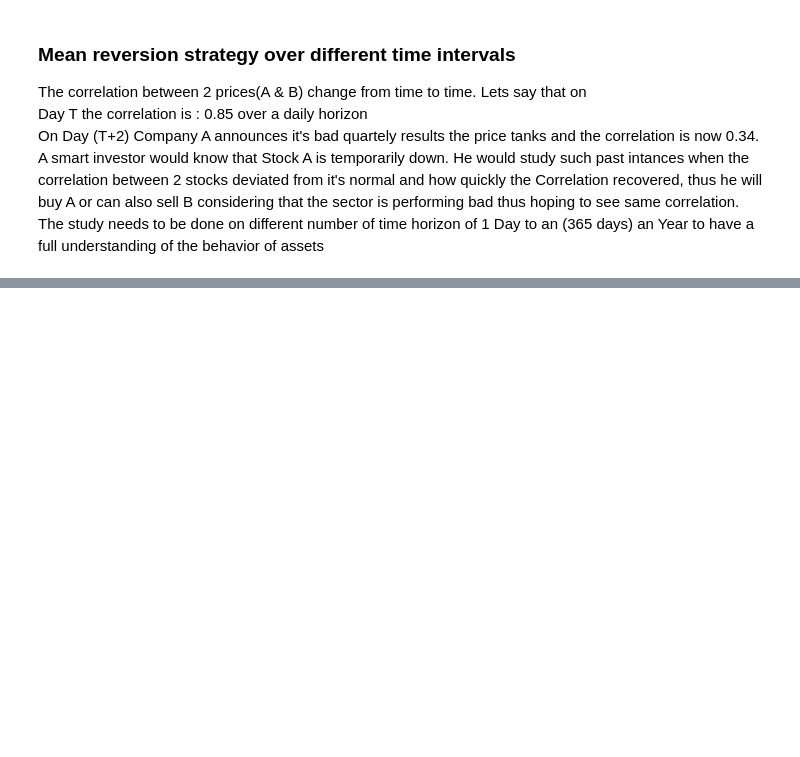
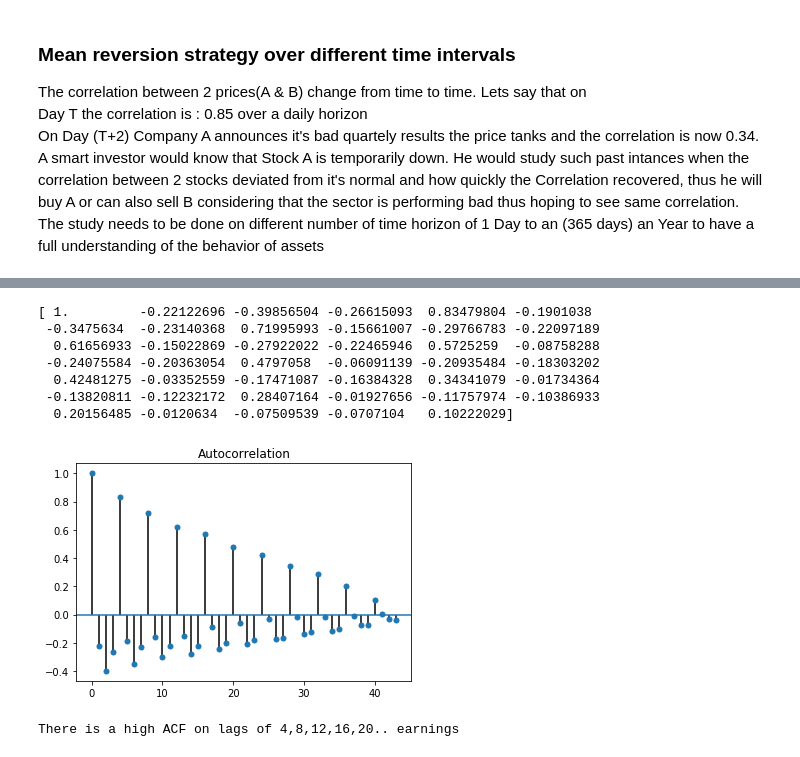
Before and after one commit to KshitizSharmaV/DataScience_In_Investment_Banking, a Jupyter notebook: Time Series Analysis.ipynb, the cells around one changed output, grey strips where cells are left out. Drawn from its saved outputs; the diff is of its cells as text; code cells hidden in the pictures; blank space fills up the shorter version.

```diff
--- a/Time Series Analysis.ipynb
+++ b/Time Series Analysis.ipynb
@@ -103,0 +164,23 @@ Let's analyze TSLA behavior, I believe that it will be -ve auto correlation, let
+# %%
+from statsmodels.tsa.stattools import acf
+from statsmodels.graphics.tsaplots import plot_acf
+
+HRB_data=pd.read_csv('data/HRB.csv')[['Earnings']]
+
+acf_array=acf(HRB_data)
+print(acf_array)
+
+plot_acf(HRB_data,alpha=1)
+plt.show()
+
+print("There is a high ACF on lags of 4,8,12,16,20.. earnings")
+# %% [output]
+[ 1.         -0.22122696 -0.39856504 -0.26615093  0.83479804 -0.1901038
+ -0.3475634  -0.23140368  0.71995993 -0.15661007 -0.29766783 -0.22097189
+  0.61656933 -0.15022869 -0.27922022 -0.22465946  0.5725259  -0.08758288
+ -0.24075584 -0.20363054  0.4797058  -0.06091139 -0.20935484 -0.18303202
+  0.42481275 -0.03352559 -0.17471087 -0.16384328  0.34341079 -0.01734364
+ -0.13820811 -0.12232172  0.28407164 -0.01927656 -0.11757974 -0.10386933
+  0.20156485 -0.0120634  -0.07509539 -0.0707104   0.10222029]
+[figure, added]
+There is a high ACF on lags of 4,8,12,16,20.. earnings
```
Also changed, not shown: parts of 11 cells of this notebook.
